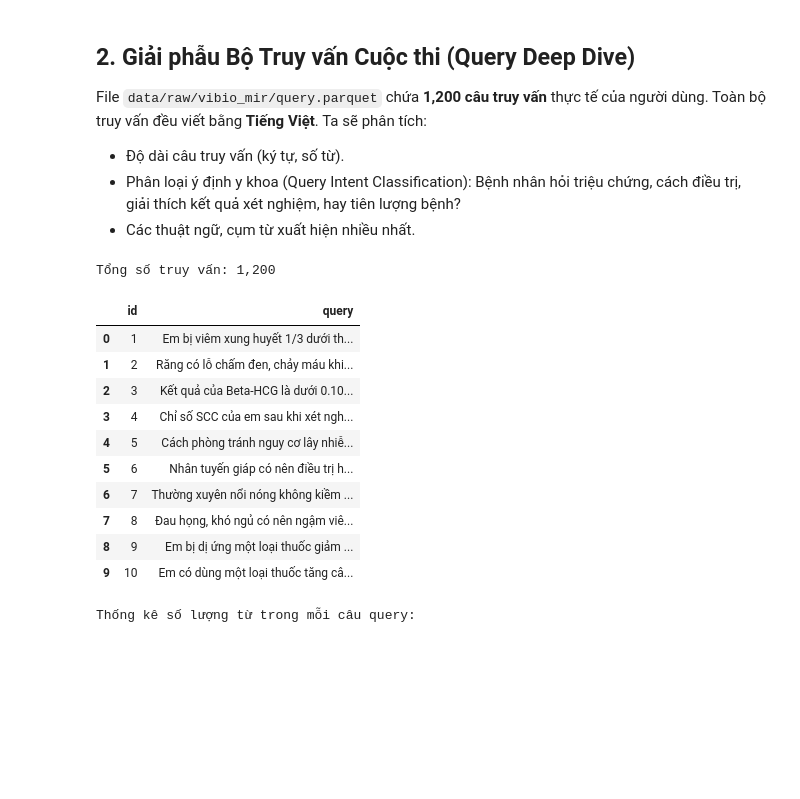
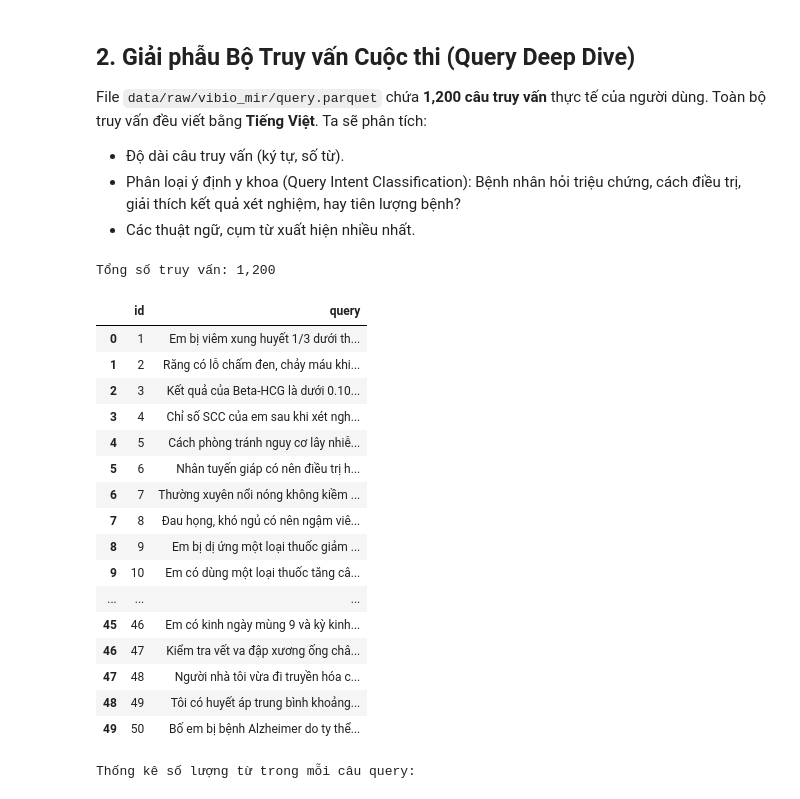
Before and after one commit to neiths/med-doc-retrieval, a Jupyter notebook: notebooks/07_deep_data_analysis_and_corpus_insights.ipynb, the cells around one changed output. Saved outputs shown, nothing was run; the diff lists cells and outputs as text; code cells hidden in the pictures; blank space fills up the shorter version.

```diff
--- a/notebooks/07_deep_data_analysis_and_corpus_insights.ipynb
+++ b/notebooks/07_deep_data_analysis_and_corpus_insights.ipynb
@@ -215,27 +215,33 @@ Ta sẽ phân tích:
 # %%
 # 2.1 Tải và khảo sát sơ bộ file query.parquet
 query_path = REPO_ROOT / "data/raw/vibio_mir/query.parquet"
 if not query_path.exists():
     for p in Path("/kaggle/input").rglob("query.parquet"):
         query_path = p
         break
 df_queries = pq.read_table(query_path).to_pandas()
 
 print(f"Tổng số truy vấn: {len(df_queries):,}")
-display(df_queries.head(10))
+df_queries.head(50)
 # %% [output]
 Tổng số truy vấn: 1,200
 |  | id | query |
 | 0 | 1 | Em bị viêm xung huyết 1/3 dưới th... |
 | 1 | 2 | Răng có lỗ chấm đen, chảy máu khi... |
 | 2 | 3 | Kết quả của Beta-HCG là dưới 0.10... |
 | 3 | 4 | Chỉ số SCC của em sau khi xét ngh... |
 | 4 | 5 | Cách phòng tránh nguy cơ lây nhiễ... |
 | 5 | 6 | Nhân tuyến giáp có nên điều trị h... |
 | 6 | 7 | Thường xuyên nổi nóng không kiềm ... |
 | 7 | 8 | Đau họng, khó ngủ có nên ngậm viê... |
 | 8 | 9 | Em bị dị ứng một loại thuốc giảm ... |
 | 9 | 10 | Em có dùng một loại thuốc tăng câ... |
+| ... | ... | ... |
+| 45 | 46 | Em có kinh ngày mùng 9 và kỳ kinh... |
+| 46 | 47 | Kiểm tra vết va đập xương ống châ... |
+| 47 | 48 | Người nhà tôi vừa đi truyền hóa c... |
+| 48 | 49 | Tôi có huyết áp trung bình khoảng... |
+| 49 | 50 | Bố em bị bệnh Alzheimer do ty thể... |
 # %%
 # 2.2 Thống kê độ dài câu truy vấn
 df_queries["char_len"] = df_queries["query"].str.len()
```
Also changed, not shown: parts of 1 cell of this notebook, 5 other files.
